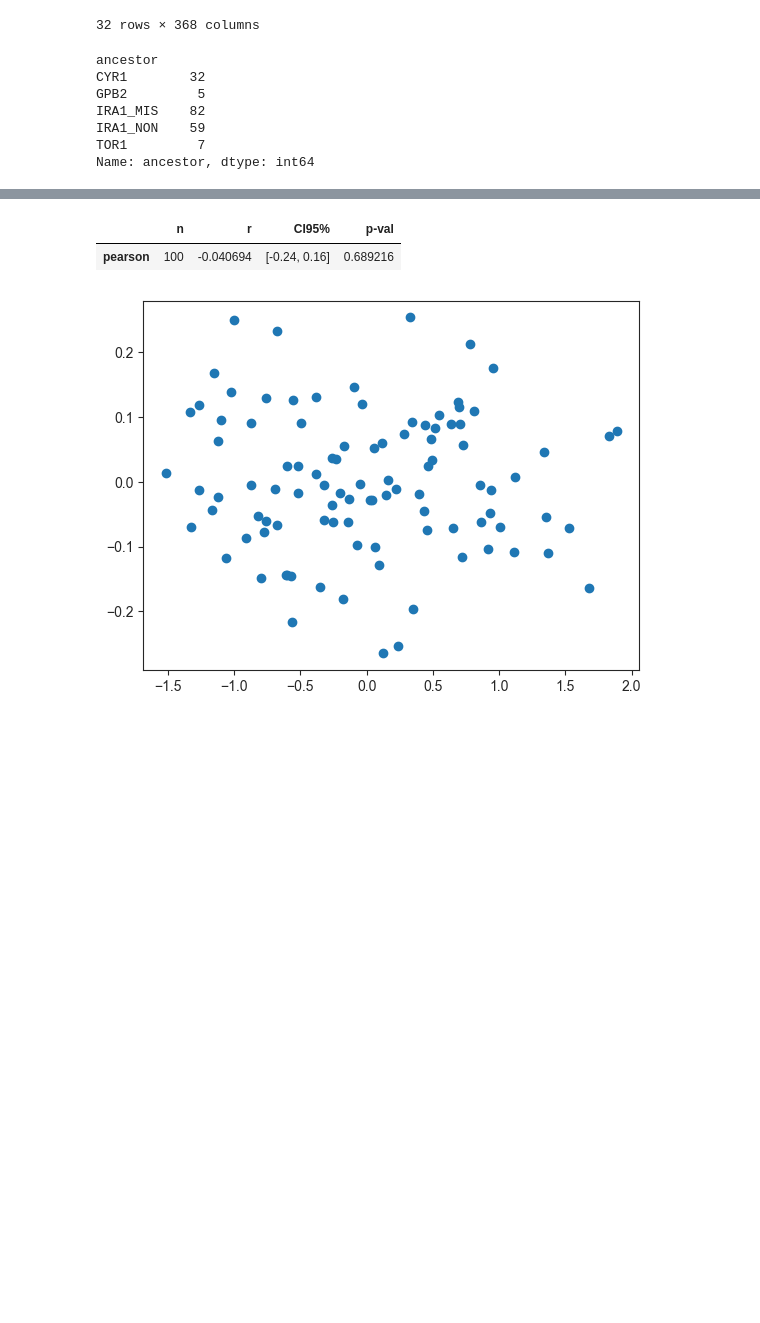
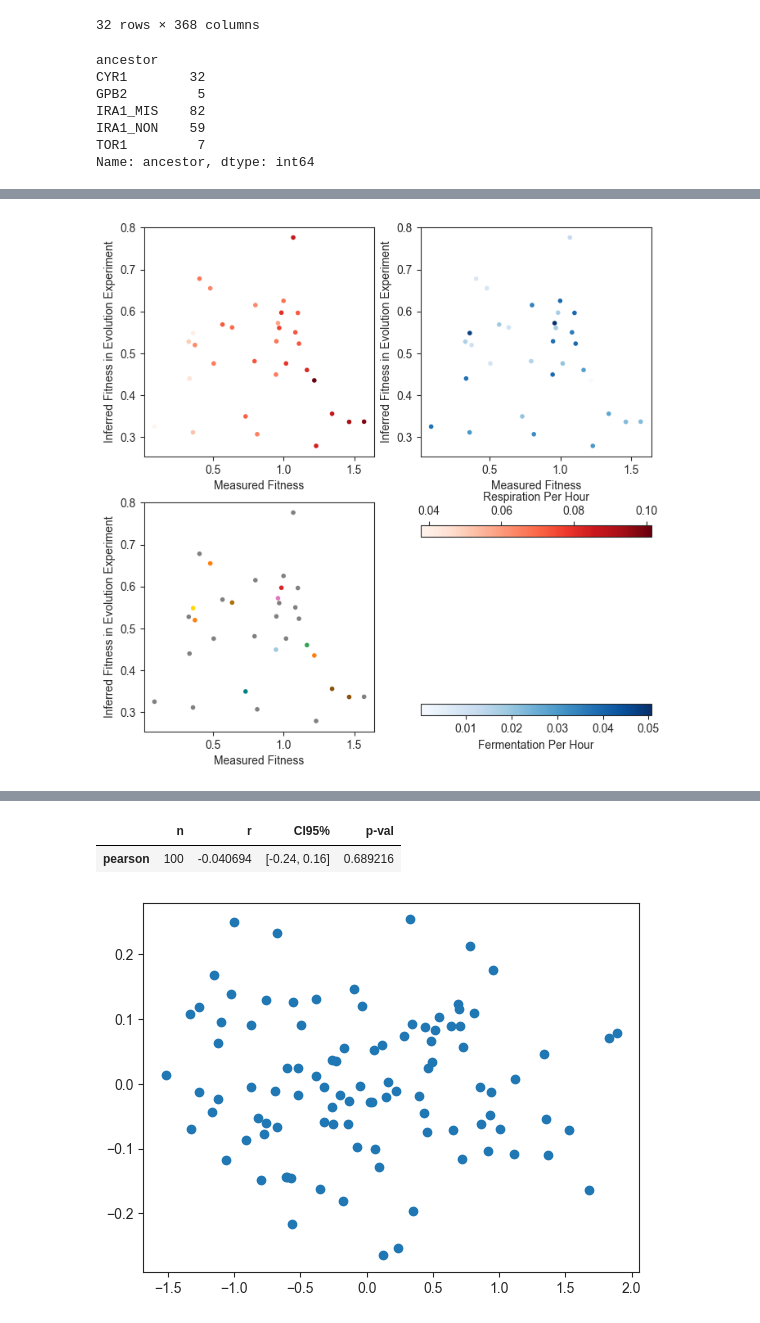
Before and after one commit to grantkinsler/EvolvingFront, a Jupyter notebook: EvolutionTracking/remeasurement vs evolution fitness.ipynb, the cells around one changed output, grey strips where cells are left out. Saved outputs shown, nothing was run; the diff lists cells and outputs as text; code cells hidden in the pictures; blank space fills up the shorter version.

```diff
--- a/EvolutionTracking/remeasurement vs evolution fitness.ipynb
+++ b/EvolutionTracking/remeasurement vs evolution fitness.ipynb
@@ -395,0 +382,85 @@ Text(0, 0.5, 'Inferred Fitness in Evolution Experiment')
+# %%
+colors = [tools.find_mutation_color(gene) for gene in set_to_plot['gene'].values]
+# edge_colors = [tools.anc_color_map[ancestor] for ancestor in set_to_plot['ancestor'].values]
+
+
+a=np.ma.masked_invalid(set_to_plot['Fit2D_early_fitness_relative'].values)
+b=np.ma.masked_invalid(8*set_to_plot['evolution_fitness'].values)
+
+msk = (~a.mask & ~b.mask)
+
+# print(np.ma.corrcoef(a[msk],b[msk]))
+
+a=np.ma.masked_invalid(set_to_plot['Fit2D_both2%5%_fitness_relative'].values)
+b=np.ma.masked_invalid(8*set_to_plot['evolution_fitness'].values)
+
+msk = (~a.mask & ~b.mask)
+
+print(np.ma.corrcoef(a[msk],b[msk]))
+
+# print(msk)
+
+# print(np.corrcoef(np.array([set_to_plot['Fit2D_early_fitness_relative'].values,8*set_to_plot['evolution_fitness'].values])))
+
+
+for ancestor in ['CYR1','GPB2','IRA1_MIS','IRA1_NON']:
+
+    fig,axs = plt.subplots(ncols=2,nrows=2,figsize=(8,8))
+
+    this_set = set_to_plot[set_to_plot['ancestor']==ancestor]
+
+
+    a=np.ma.masked_invalid(this_set['Fit2D_early_fitness_relative'].values)
+    b=np.ma.masked_invalid(8*this_set['evolution_fitness'].values)
+
+    msk = (~a.mask & ~b.mask)
+
+    print(np.ma.corrcoef(a[msk],b[msk]))
+
+    # a=np.ma.masked_invalid(set_to_plot['Fit2D_both2%5%_fitness_relative'].values)
+    # b=np.ma.masked_invalid(8*set_to_plot['evolution_fitness'].values)
+
+    # msk = (~a.mask & ~b.mask)
+
+    # print(np.ma.corrcoef(a[msk],b[msk]))
+
+
+
+
+    this_ax = axs[1,0]
+
+    axs[1,1].axis('off')
+
+    colors = [tools.find_mutation_color(gene) for gene in this_set['gene'].values]
+
+    this_ax.scatter(this_set['Fit2D_early_fitness_relative'].values,
+                8*this_set['evolution_fitness'].values,
+                marker='.',c=colors)
+
+    this_ax.set_xlabel('Measured Fitness')
+    this_ax.set_ylabel('Inferred Fitness in Evolution Experiment')
+
+    this_ax = axs[0,0]
+
+    p = this_ax.scatter(this_set['Fit2D_early_fitness_relative'].values,
+                8*this_set['evolution_fitness'].values,
+                marker='.',c=this_set['ResPerHour'].values,cmap='Reds')
+
+    fig.colorbar(p,ax=axs[1,1],orientation='horizontal',label='Respiration Per Hour',location='top')
+
+    this_ax.set_xlabel('Measured Fitness')
+    this_ax.set_ylabel('Inferred Fitness in Evolution Experiment')
+
+    # plt.colorbar(this_set['ResPerHour'].values,cmap='Reds',label='Respiration Per Hour')
+
+    this_ax = axs[0,1]
+
+    p = this_ax.scatter(this_set['Fit2D_early_fitness_relative'].values,
+                8*this_set['evolution_fitness'].values,
+                marker='.',c=this_set['FerPerHour'].values,cmap='Blues')
+
+    fig.colorbar(p,ax=axs[1,1],orientation='horizontal',label='Fermentation Per Hour',location='bottom')
+
+    this_ax.set_xlabel('Measured Fitness')
+    this_ax.set_ylabel('Inferred Fitness in Evolution Experiment')
+# %% [output]
@@ -395,0 +477 @@ Text(0, 0.5, 'Inferred Fitness in Evolution Experiment')
+[figure, added]
```
Also changed, not shown: parts of 13 cells of this notebook, 57 other files.
